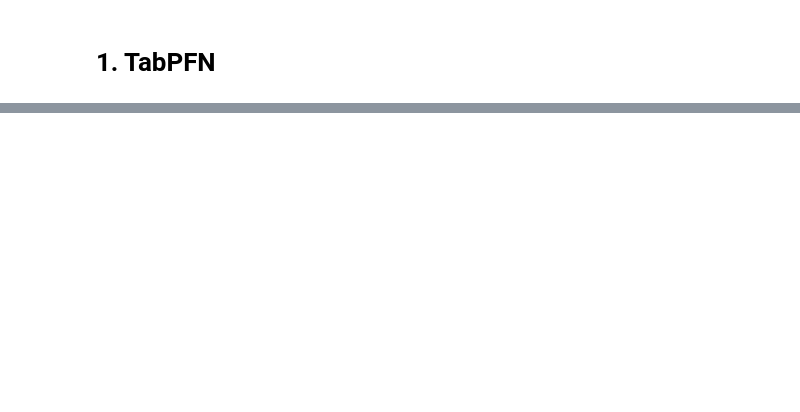
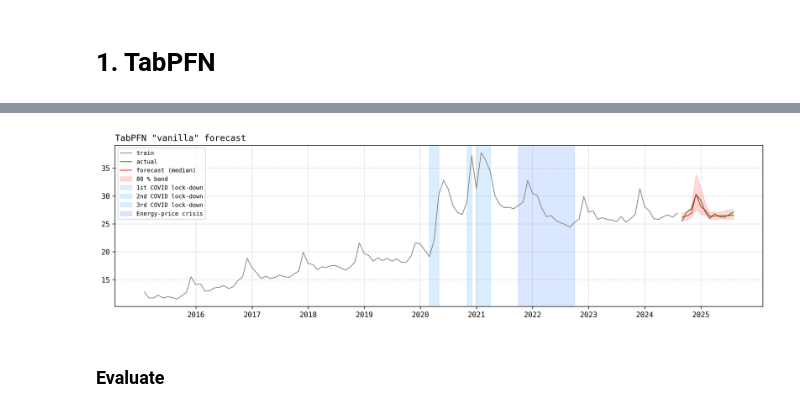
Before and after one commit to michaelarutyunov/time-series-methods, a Jupyter notebook: notebooks/03_modelling.ipynb, the cells around one changed output, grey strips where cells are left out. Cells and saved outputs as stored; diff of their text form; code cells hidden in the pictures; blank space fills up the shorter version.

```diff
--- a/notebooks/03_modelling.ipynb
+++ b/notebooks/03_modelling.ipynb
@@ -206,0 +328,49 @@ plt.show()
+# %%
+# Data prep
+train_df = (train_tsdf.loc['retail_series'].reset_index().assign(series='train').rename(columns={'target': 'value'}))
+actual_df = (test_tsdf_ground_truth.groupby('item_id').tail(12).loc['retail_series'].reset_index().assign(series='actual').rename(columns={'target': 'value'}))
+
+# median forecast
+med_df = (pred.loc['retail_series', 0.5].to_frame('value').reset_index().assign(series='forecast'))
+
+# lower / upper 80 % band
+lo_df = (pred.loc['retail_series', 0.1].to_frame('value').reset_index().assign(series='lower80'))
+hi_df = (pred.loc['retail_series', 0.9].to_frame('value').reset_index().assign(series='upper80'))
+
+plot_df = pd.concat([train_df, actual_df, med_df, lo_df, hi_df], ignore_index=True)
+# %%
+# Plotting
+plt.figure(figsize=(16, 4), dpi=300)
+
+sns.lineplot(data=plot_df.query("series == 'train'"), x='timestamp', y='value', linewidth=1, color='grey', label='train')
+sns.lineplot(data=plot_df.query("series == 'actual'"), x='timestamp', y='value', linewidth=1, color='green', label='actual')
+sns.lineplot(data=plot_df.query("series == 'forecast'"), x='timestamp', y='value', linewidth=1, color='red', label='forecast (median)')
+
+lower = plot_df.query("series == 'lower80'").set_index('timestamp')['value']
+upper = plot_df.query("series == 'upper80'").set_index('timestamp')['value']
+plt.fill_between(lower.index, lower, upper, color='red', alpha=.15, label='80 % band')
+
+ax = plt.gca()
+time_range = pd.date_range(start=plot_df['timestamp'].min(),
+                           end=plot_df['timestamp'].max(),
+                           freq='YS')  # Year start frequency
+ax.set_xticks(time_range)
+ax.set_xticklabels([t.year for t in time_range])
+for tick in ax.get_xticks():
+    ax.axvline(x=tick, color='gray', linestyle='--', linewidth=0.5, alpha=0.5)
+
+# Spans for significant events
+event_spans = add_event_spans(ax)
+
+ax.legend(fontsize=8)
+
+plt.xlabel('')
+plt.ylabel('')
+plt.grid(axis='y', linestyle='--', alpha=0.5)
+plt.title('TabPFN "vanilla" forecast', loc='left')
+# plt.savefig('../outputs/figures/UK_online_retail_share_trend_with_spans.png', bbox_inches='tight', dpi=300)
+plt.show()
+# %% [output]
+[figure, added]
+# %% [markdown]
+### Evaluate
```
Also changed, not shown: parts of 33 cells of this notebook, 4 other files.
